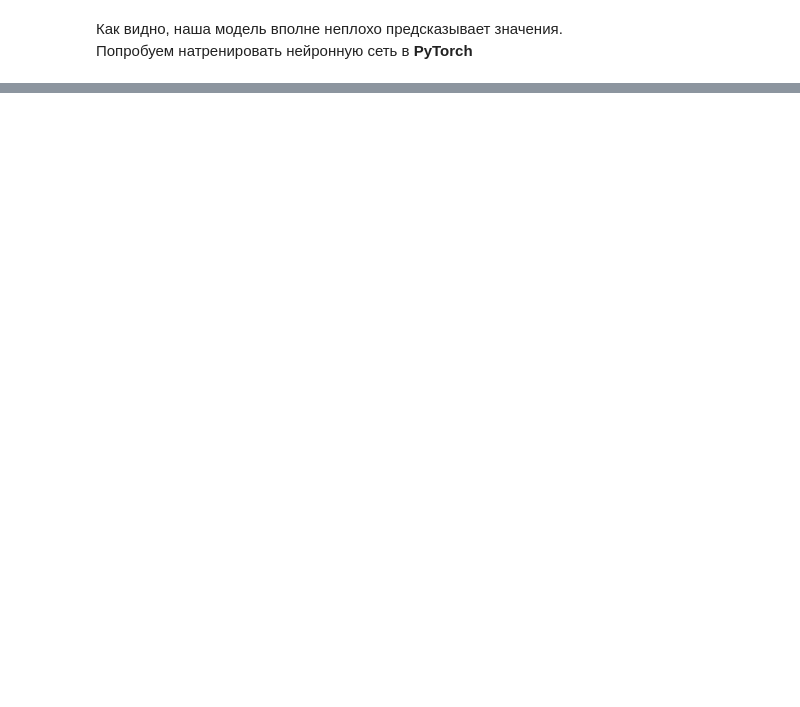
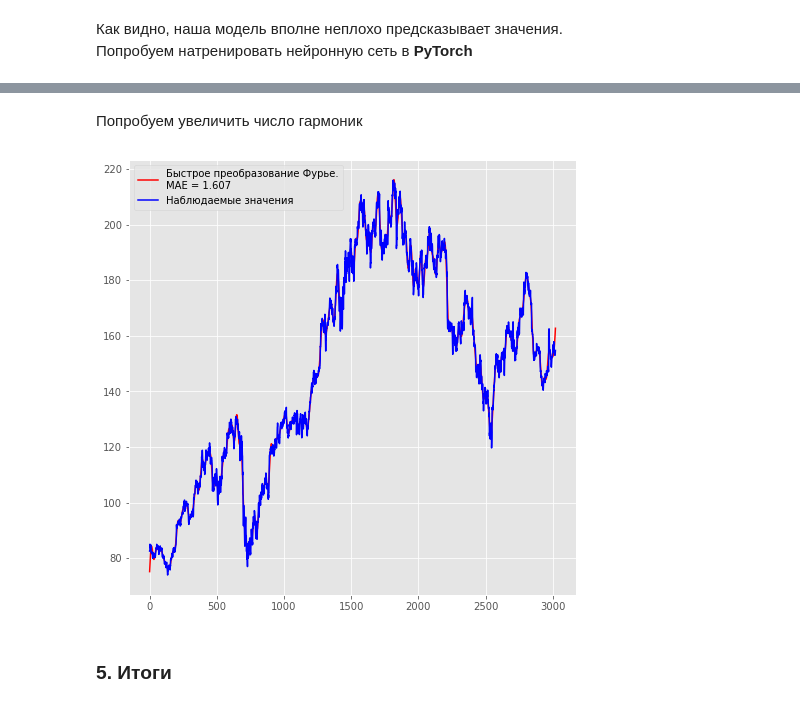
Before and after one commit to LuxAeterna311/DS-researches, a Jupyter notebook: Stocks analysis.ipynb, the cells around one changed output, grey strips where cells are left out. Saved outputs shown, nothing was run; the diff lists cells and outputs as text; code cells hidden in the pictures; blank space fills up the shorter version.

```diff
--- a/Stocks analysis.ipynb
+++ b/Stocks analysis.ipynb
@@ -695,0 +730,14 @@ plt.show()
+# %% [markdown]
+Попробуем увеличить число гармоник
+# %%
+n_predict = 0
+extrapolation = fourierExtrapolation(IBM_high, n_predict, n_harm = 100)
+
+plt.plot(extrapolation, 'r', label = 'Быстрое преобразование Фурье.\nMAE = %.3f' %
+         mean_absolute_error(extrapolation, IBM_high.values));
+plt.plot(IBM_high.values, 'b', label = 'Наблюдаемые значения');
+plt.legend();
+# %% [output]
+[figure, added]
+# %% [markdown]
+### 5. Итоги
```
Also changed, not shown: parts of 9 cells of this notebook.
